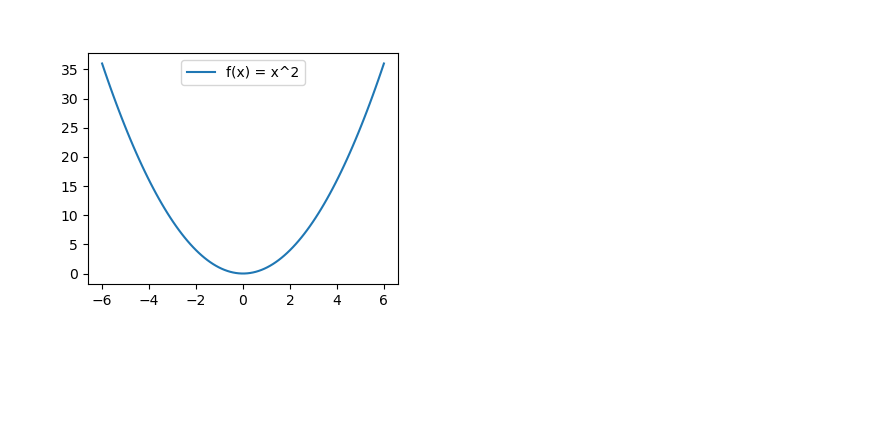
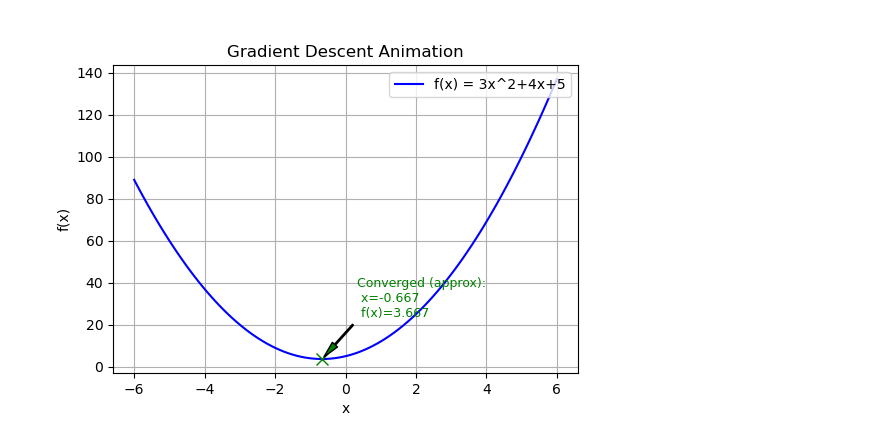
Before and after one commit to usp787/Math_Visualization, a Jupyter notebook: Gradient_descent.ipynb, the cells around one changed output. Saved outputs shown, nothing was run; the diff lists cells and outputs as text; code cells hidden in the pictures; blank space fills up the shorter version.

Commit message:
Showing the point's coordinate in each iteration and the converge point's coordinate with the graph; setting the time interval of interation as 1 second.

```diff
--- a/Gradient_descent.ipynb
+++ b/Gradient_descent.ipynb
@@ -1,15 +0,0 @@
-# %%
-import numpy as np
-import matplotlib.pyplot as plt
-%matplotlib widget
-# Define a simple function: f(x) = x^2
-x = np.linspace(-10, 10, 100)
-y = x**2
-
-fig1, ax1 = plt.subplots(figsize=(4, 3))
-
-# Plot
-ax1.plot(x, y, label='f(x) = x^2')
-ax1.scatter([2], [4], color='red')  # Starting point
-ax1.legend()
-plt.show()
@@ -18,38 +10,79 @@ plt.show()
 # %%
 import numpy as np
 import matplotlib.pyplot as plt
 from matplotlib.animation import FuncAnimation
+%matplotlib widget
+
 
 # Function and derivative
-def f(x): return x**2
-def df(x): return 2*x
+def f(x):
+    return 3*x**2 + 4*x + 5
+
+def df(x):
+    return 6*x + 4
 
 # Gradient descent parameters
-x = 5  # Starting point
+x_start = 5  # Starting point
 learning_rate = 0.1
+iterations = 20
 steps = []
+x = x_start # Initialize x for the loop
 
 # Simulate gradient descent
-for _ in range(20):
-    steps.append(x)
-    x = x - learning_rate * df(x)
+for i in range(iterations):
+    steps.append(x) # Store current x before updating
+    gradient = df(x)
+    x = x - learning_rate * gradient
+# Add the final position after the last update
+steps.append(x)
 
 # --- Explicitly create Figure and Axes with a specific size ---
-fig2, ax2 = plt.subplots(figsize=(4, 3)) # <<< Set width=4 inches, height=3 inches
+fig2, ax2 = plt.subplots(figsize=(6, 4)) # Adjusted size slightly for text
 
 # --- Plot setup using the axes object 'ax2' ---
-x_plot_vals = np.linspace(-6, 6, 100) # Use a different name for plot range
-ax2.plot(x_plot_vals, f(x_plot_vals), label='f(x) = x^2')
-point, = ax2.plot([], [], 'ro')  # Red dot for current position
-ax2.legend()
+x_plot_vals = np.linspace(-6, 6, 100)
+ax2.plot(x_plot_vals, f(x_plot_vals), label='f(x) = 3x^2+4x+5', color='blue')
+point, = ax2.plot([], [], 'ro', label='Current Position')  # Red dot for current position
+
+# Add text object for coordinates (position relative to axes: 0.05 from left, 0.9 from bottom)
+coord_text = ax2.text(0.05, 0.9, '', transform=ax2.transAxes, fontsize=9)
+
+# Set axis labels and title
+ax2.set_xlabel('x')
+ax2.set_ylabel('f(x)')
+ax2.set_title('Gradient Descent Animation')
+ax2.grid(True)
+# Create legend (only for the function line initially)
+ax2.legend(handles=[ax2.get_lines()[0]], loc='upper right') # Only label the function line
 
 # Animation function
 def update(frame):
-    point.set_data([steps[frame]], [f(steps[frame])])
-    return point,
+    current_x = steps[frame]
+    current_y = f(current_x)
+    point.set_data([current_x], [current_y])
+    # Update coordinate text for the current frame
+    coord_text.set_text(f'Step {frame}: x={current_x:.3f}, f(x)={current_y:.3f}')
+    # Return all artists that need updating for blitting
+    return point, coord_text
+
+# Calculate the final convergence point coordinates
+final_x = steps[-1]
+final_y = f(final_x)
+
+# Add an annotation for the final point (static)
+ax2.annotate(f'Converged (approx):\n x={final_x:.3f}\n f(x)={final_y:.3f}',
+             xy=(final_x, final_y),
+             xytext=(final_x + 1, final_y + 20), # Adjust text position offset
+             arrowprops=dict(facecolor='green', shrink=0.05, width=1, headwidth=5),
+             fontsize=9,
+             color='green')
+# Optionally, add a marker for the final point
+ax2.plot(final_x, final_y, 'gx', markersize=8) # Green 'x' marker
 
 # Pass the specific figure 'fig2' to FuncAnimation
-ani = FuncAnimation(fig2, update, frames=range(len(steps)), interval=200, blit=True) # Added blit=True for potential performance improvement
+# Set interval to 1000 ms (1 second)
+ani = FuncAnimation(fig2, update, frames=range(len(steps)), interval=1000, blit=True, repeat=False)
+
 plt.show()
 # %% [output]
-[figure, old version]
+[figure, new version]
```
Also changed, not shown: parts of 2 cells of this notebook, 1 other file.
